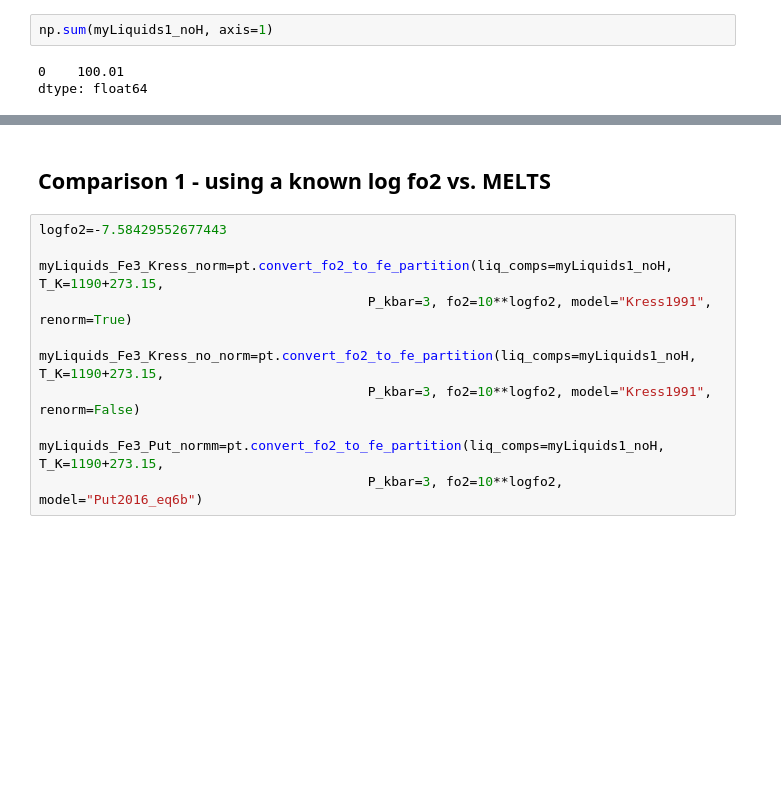
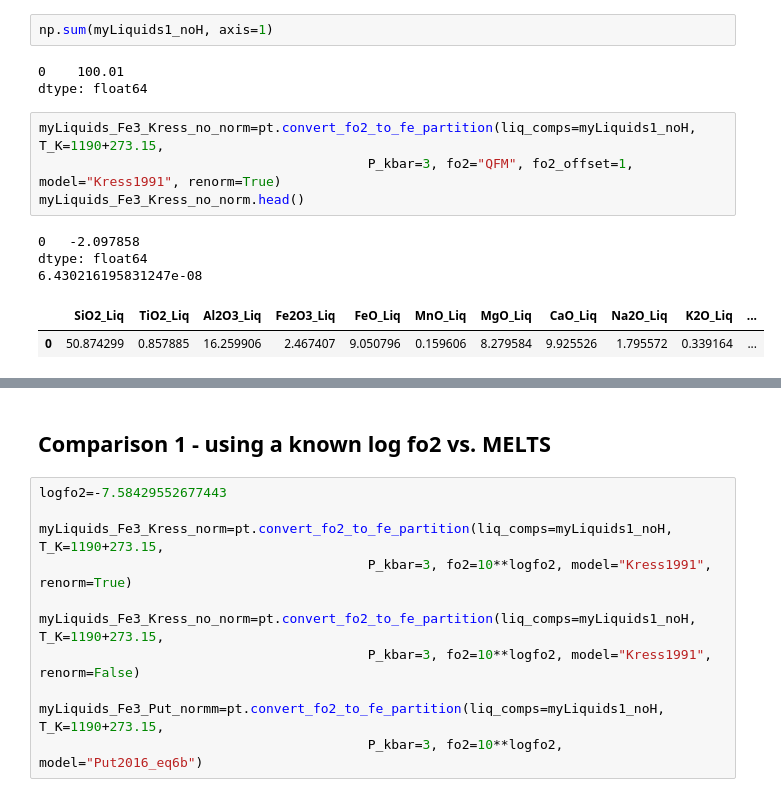
Before and after one commit to PennyWieser/Thermobar, a Jupyter notebook: Benchmarking/Add_ons/fo2_magmasattest.ipynb, the cells around one changed output, grey strips where cells are left out. Cells and saved outputs as stored; diff of their text form; blank space fills up the shorter version.

```diff
--- a/Benchmarking/Add_ons/fo2_magmasattest.ipynb
+++ b/Benchmarking/Add_ons/fo2_magmasattest.ipynb
@@ -28,3 +28,13 @@ np.sum(myLiquids1_noH, axis=1)
 # %% [output]
 0    100.01
 dtype: float64
+# %%
+myLiquids_Fe3_Kress_no_norm=pt.convert_fo2_to_fe_partition(liq_comps=myLiquids1_noH, T_K=1190+273.15,
+                                          P_kbar=3, fo2="QFM", fo2_offset=1, model="Kress1991", renorm=True)
+myLiquids_Fe3_Kress_no_norm.head()
+# %% [output]
+0   -2.097858
+dtype: float64
+6.430216195831247e-08
+|  | SiO2_Liq | TiO2_Liq | Al2O3_Liq | Fe2O3_Liq | FeO_Liq | MnO_Liq | MgO_Liq | CaO_Liq | Na2O_Liq | K2O_Liq | ... |
+| 0 | 50.874299 | 0.857885 | 16.259906 | 2.467407 | 9.050796 | 0.159606 | 8.279584 | 9.925526 | 1.795572 | 0.339164 | ... |
```
Also changed, not shown: parts of 18 cells of this notebook, 13 other files.
